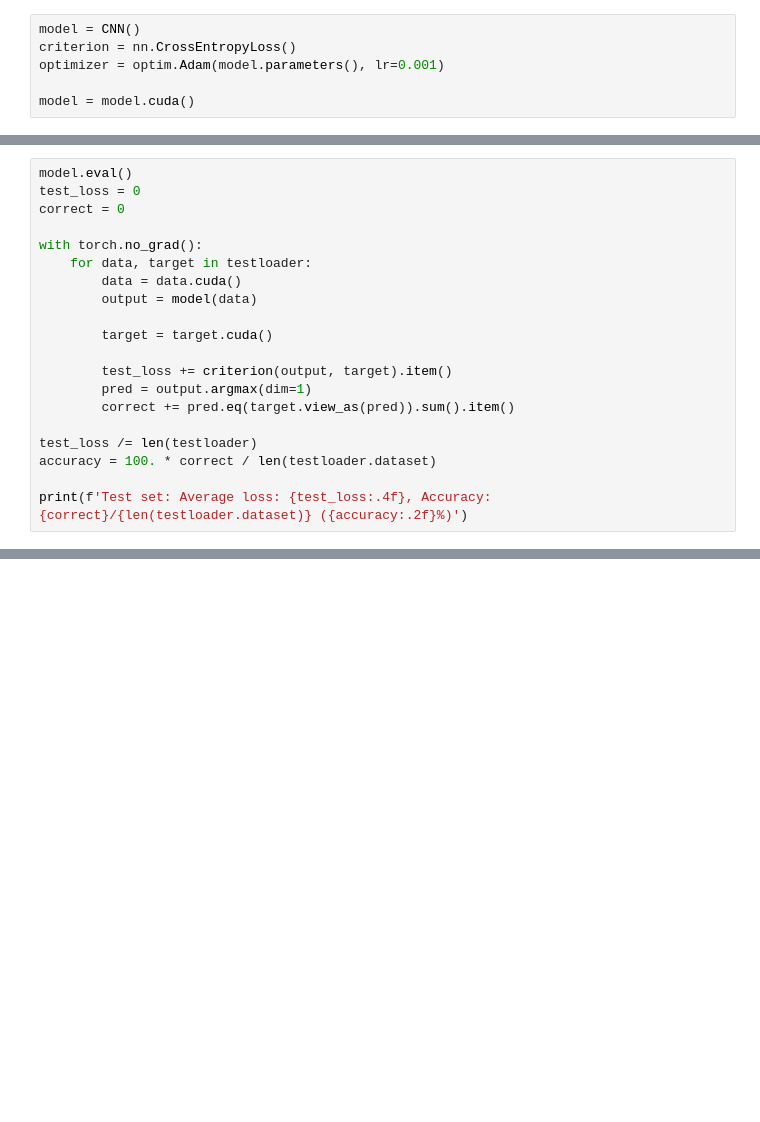
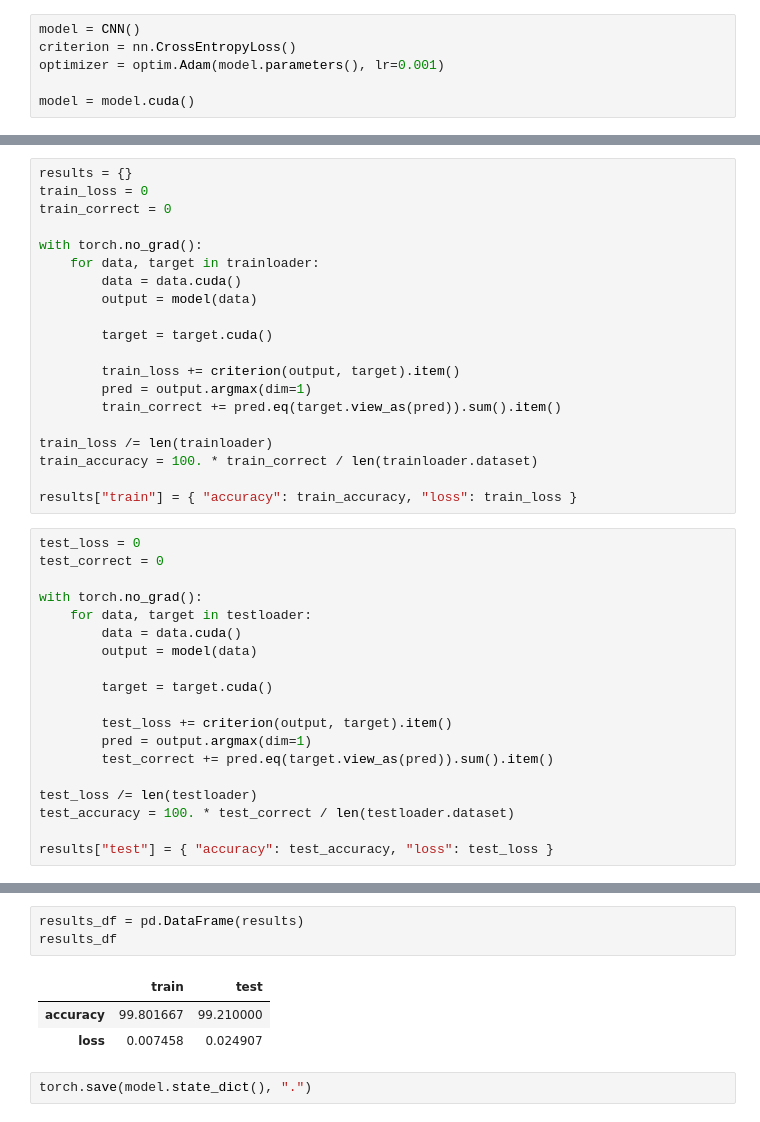
Before and after one commit to adrianlamdev/mnist-classifier, a Jupyter notebook: notebooks/mnist_classifier.ipynb, the cells around one changed output, grey strips where cells are left out. Drawn from its saved outputs; the diff is of its cells as text; blank space fills up the shorter version.

```diff
--- a/notebooks/mnist_classifier.ipynb
+++ b/notebooks/mnist_classifier.ipynb
@@ -125,7 +188,26 @@ Finished Training
+# %%
+results = {}
+train_loss = 0
+train_correct = 0
+
+with torch.no_grad():
+    for data, target in trainloader:
+        data = data.cuda()
+        output = model(data)
+
+        target = target.cuda()
+
+        train_loss += criterion(output, target).item()
+        pred = output.argmax(dim=1)
+        train_correct += pred.eq(target.view_as(pred)).sum().item()
+
+train_loss /= len(trainloader)
+train_accuracy = 100. * train_correct / len(trainloader.dataset)
+
+results["train"] = { "accuracy": train_accuracy, "loss": train_loss }
 # %%
-model.eval()
 test_loss = 0
-correct = 0
+test_correct = 0
 
 with torch.no_grad():
     for data, target in testloader:
@@ -136,9 +218,9 @@ with torch.no_grad():
 
         test_loss += criterion(output, target).item()
         pred = output.argmax(dim=1)
-        correct += pred.eq(target.view_as(pred)).sum().item()
+        test_correct += pred.eq(target.view_as(pred)).sum().item()
 
 test_loss /= len(testloader)
-accuracy = 100. * correct / len(testloader.dataset)
+test_accuracy = 100. * test_correct / len(testloader.dataset)
 
-print(f'Test set: Average loss: {test_loss:.4f}, Accuracy: {correct}/{len(testloader.dataset)} ({accuracy:.2f}%)')
+results["test"] = { "accuracy": test_accuracy, "loss": test_loss }
@@ -146,0 +227,9 @@ Test set: Average loss: 0.0214, Accuracy: 9931/10000 (99.31%)
+# %%
+results_df = pd.DataFrame(results)
+results_df
+# %% [output]
+|  | train | test |
+| accuracy | 99.801667 | 99.210000 |
+| loss | 0.007458 | 0.024907 |
+# %%
+torch.save(model.state_dict(), ".")
```
Also changed, not shown: parts of 7 cells of this notebook.
